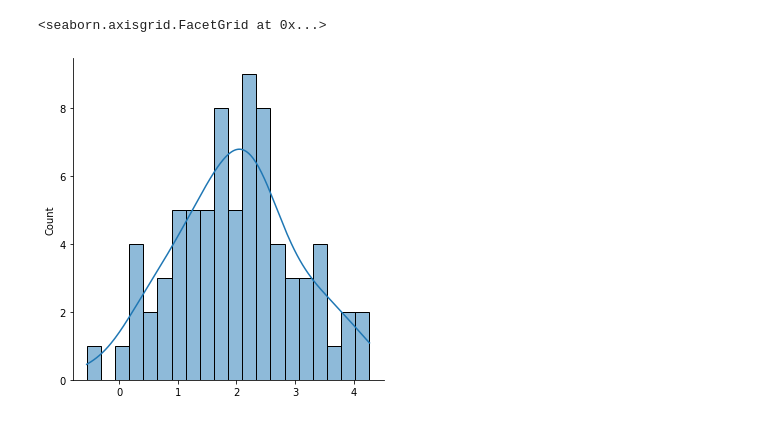
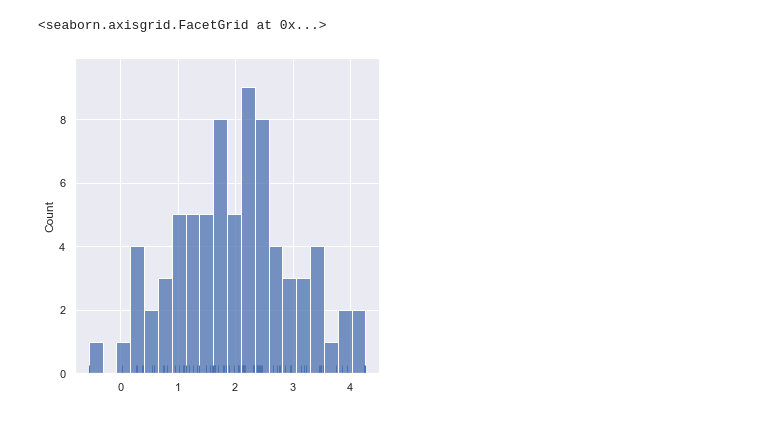
Before and after one commit to cdanyu/2021_Python_DataScience, a Jupyter notebook: homework/hwk_day20.ipynb, the cells around one changed output. Drawn from its saved outputs; the diff is of its cells as text; code cells hidden in the pictures.

```diff
--- a/homework/hwk_day20.ipynb
+++ b/homework/hwk_day20.ipynb
@@ -11,0 +17,3 @@ y = 2 + 1.5 * x + rs.normal(0, 2, 75)
+# %%
+sns.set(color_codes = True)
+sns.displot(x, bins = 20, kde = True, rug = True)
@@ -12,5 +23,5 @@ y = 2 + 1.5 * x + rs.normal(0, 2, 75)
 # %%
-sns.displot(x, bins = 20, kde = True)
+sns.displot(x, bins = 20, kde = False, rug = True)
 # %% [output]
 <seaborn.axisgrid.FacetGrid at 0x...>
-[figure, old version]
+[figure, new version]
```
Also changed, not shown: parts of 2 cells of this notebook.
